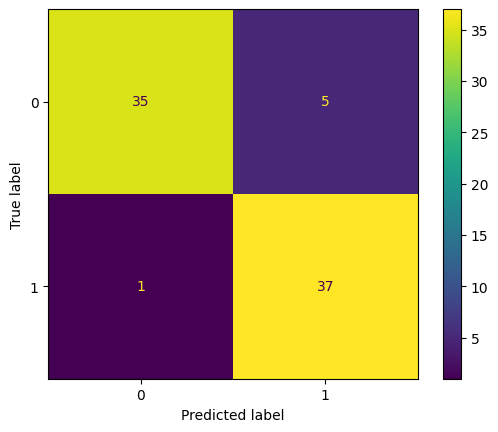
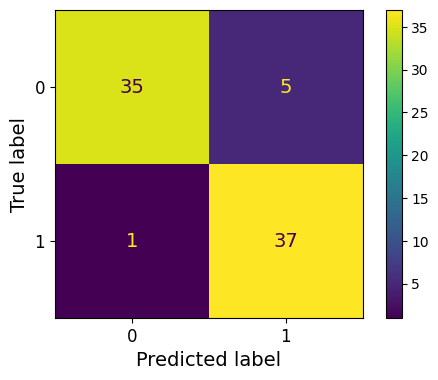
The change to this notebook cell's code, shown as a diff; its figure went from the first image to the second:
--- before
+++ after
@@ -1,3 +1,3 @@
-def print_confusion_matrix(model, test_dataloader):
+def print_confusion_matrix(model, test_dataloader, save=False):
     model = model.eval()
     y_pred_ = []
@@ -21,7 +21,17 @@
     
     cm = confusion_matrix(label_, y_pred_)
-    ConfusionMatrixDisplay(cm).plot()
+    fig, ax = plt.subplots(figsize=(6, 4))
+    disp = ConfusionMatrixDisplay(cm)
+    disp.plot(ax=ax, text_kw={"fontsize": 14})
+
+    ax.set_xlabel("Predicted label", fontsize=14)
+    ax.set_ylabel("True label", fontsize=14)
+    ax.tick_params(axis='both', labelsize=12)
+
+    if save:
+        fig.savefig('confusion matrix.png', dpi=200)
+    
     
     return data_fn, data_fp
 
-data_fn, data_fp = print_confusion_matrix(model, test_dataloader)
+data_fn, data_fp = print_confusion_matrix(model, test_dataloader, save=True)

Commit: added extended abstract, deleted usless stuff